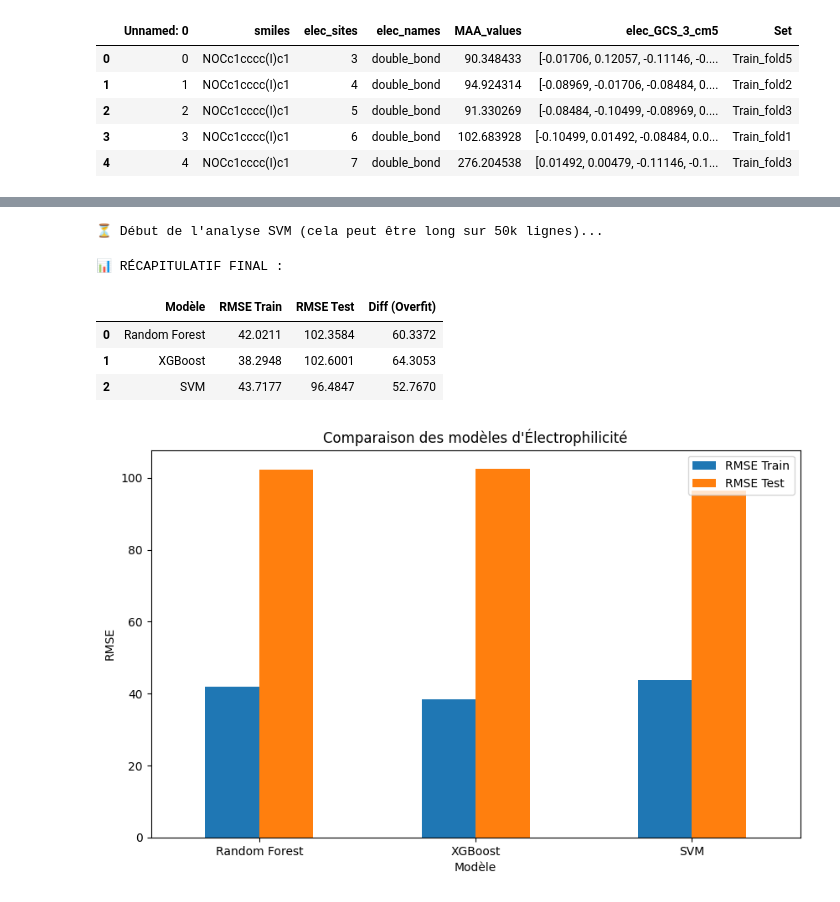
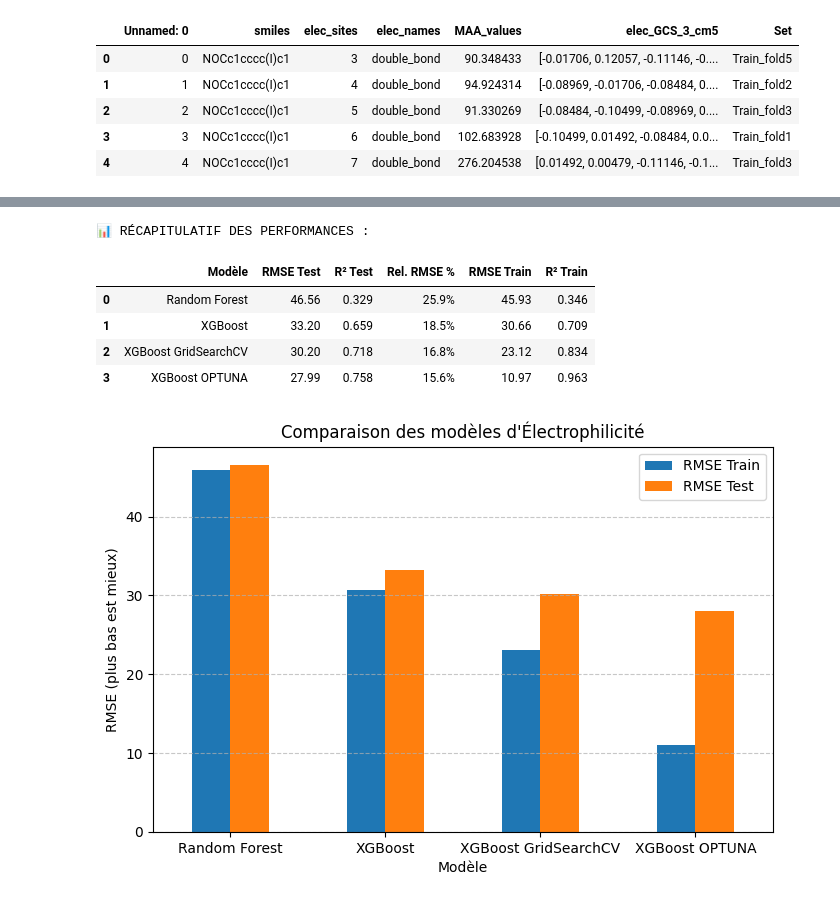
Before and after one commit to jeandecamps-prog/AI-for-chemistry-ML, a Jupyter notebook: AI for chemistry /main_project.ipynb, the cells around one changed output, grey strips where cells are left out. Saved outputs shown, nothing was run; the diff lists cells and outputs as text; code cells hidden in the pictures.

```diff
--- a/AI for chemistry /main_project.ipynb
+++ b/AI for chemistry /main_project.ipynb
@@ -327,34 +605,33 @@ print("✅ Modèles sauvegardés ! Tu peux fermer VS Code sereinement.")
 # %%
-# 1. Création du modèle SVM
-from sklearn.svm import SVR
-svm_reg = SVR(kernel='rbf', C=1, epsilon=0.1) # Paramètres standards
 
-# 2. Lancement (On récupère aussi les prédictions)
-# On réinitialise la liste pour ne pas accumuler les vieux runs si on veut un tableau frais
-all_results = []
+import matplotlib.pyplot as plt
+# On récupère les prédictions dans des variables dédiées
+preds_rf = train_test_model(ranf_reg, X_train, y_train, X_test, y_test, name="Random Forest")
 
-preds_rf = train_test_model(ranf_reg, X_train, y_train, X_test, y_test, name="Random Forest")
 preds_xgb = train_test_model(xgb_reg, X_train, y_train, X_test, y_test, name="XGBoost")
 
-print("⏳ Début de l'analyse SVM (cela peut être long sur 50k lignes)...")
-preds_svm = train_test_model(svm_reg, X_train, y_train, X_test, y_test, name="SVM")
+preds_xgb_GridSearchCV = train_test_model(xgb_reg_GridSearchCV_, X_train, y_train, X_test, y_test, name="XGBoost GridSearchCV")
 
-# 3. AFFICHAGE DES RÉSULTATS (Le tableau comparatif)
+preds_xgb_OPTUNA = train_test_model(xgb_reg_OPTUNA, X_train, y_train, X_test, y_test, name="XGBoost OPTUNA")
+
+# --- AFFICHAGE FINAL ---
+
 df_results = pd.DataFrame(all_results)
-print("\n📊 RÉCAPITULATIF FINAL :")
+print("\n📊 RÉCAPITULATIF DES PERFORMANCES :")
 display(df_results)
 
-# 4. Graphique de comparaison
-df_results.set_index('Modèle')[['RMSE Train', 'RMSE Test']].plot(kind='bar', figsize=(10, 6))
-plt.ylabel("RMSE")
+# Graphique de comparaison
+df_results.set_index('Modèle')[['RMSE Train', 'RMSE Test']].plot(kind='bar', figsize=(8, 5))
+plt.ylabel("RMSE (plus bas est mieux)")
 plt.title("Comparaison des modèles d'Électrophilicité")
 plt.xticks(rotation=0)
+plt.grid(axis='y', linestyle='--', alpha=0.7)
 plt.show()
 # %% [output]
-⏳ Début de l'analyse SVM (cela peut être long sur 50k lignes)...
+📊 RÉCAPITULATIF DES PERFORMANCES :
-📊 RÉCAPITULATIF FINAL :
-|  | Modèle | RMSE Train | RMSE Test | Diff (Overfit) |
-| 0 | Random Forest | 42.0211 | 102.3584 | 60.3372 |
-| 1 | XGBoost | 38.2948 | 102.6001 | 64.3053 |
-| 2 | SVM | 43.7177 | 96.4847 | 52.7670 |
+|  | Modèle | RMSE Test | R² Test | Rel. RMSE % | RMSE Train | R² Train |
+| 0 | Random Forest | 46.56 | 0.329 | 25.9% | 45.93 | 0.346 |
+| 1 | XGBoost | 33.20 | 0.659 | 18.5% | 30.66 | 0.709 |
+| 2 | XGBoost GridSearchCV | 30.20 | 0.718 | 16.8% | 23.12 | 0.834 |
+| 3 | XGBoost OPTUNA | 27.99 | 0.758 | 15.6% | 10.97 | 0.963 |
-[figure, old version]
+[figure, new version]
```
Also changed, not shown: parts of 25 cells of this notebook.
